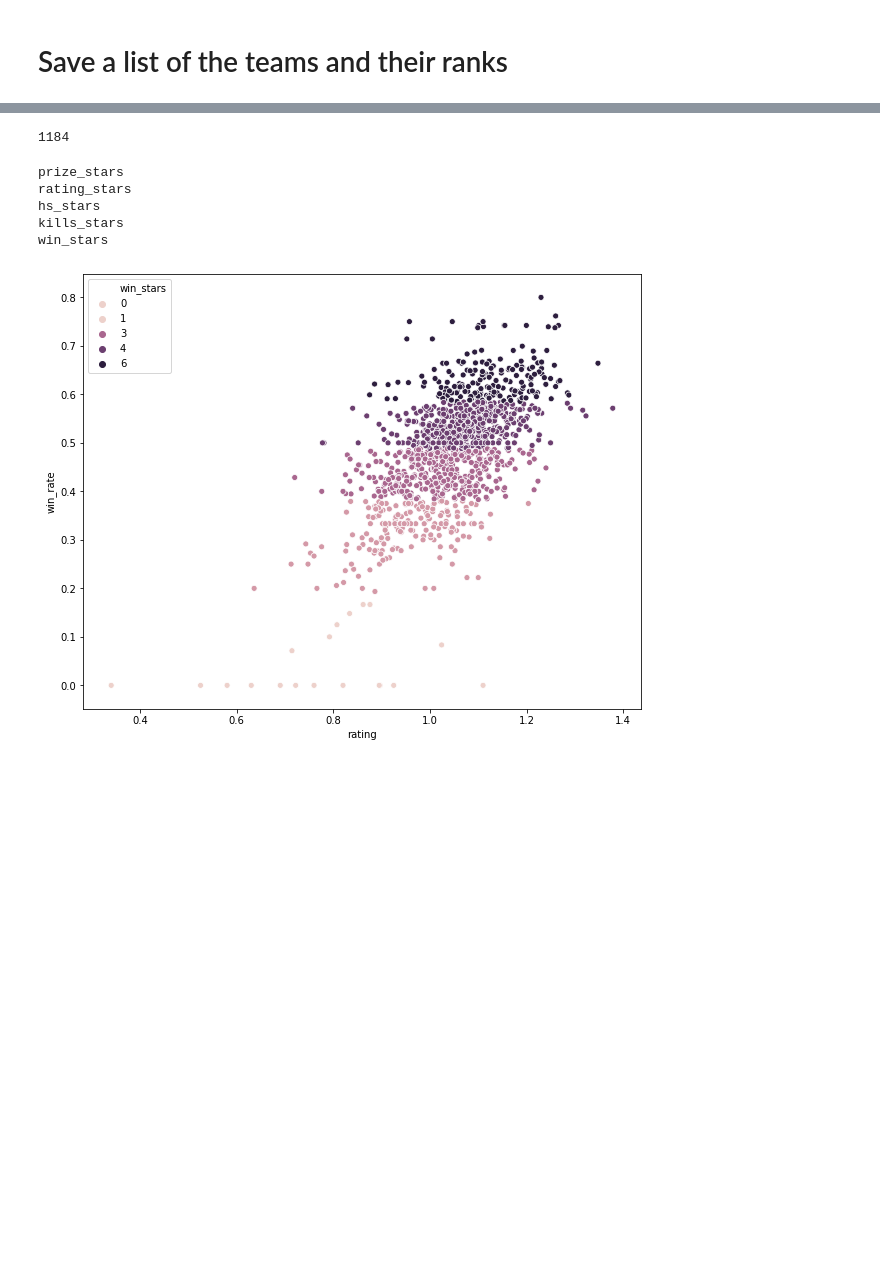
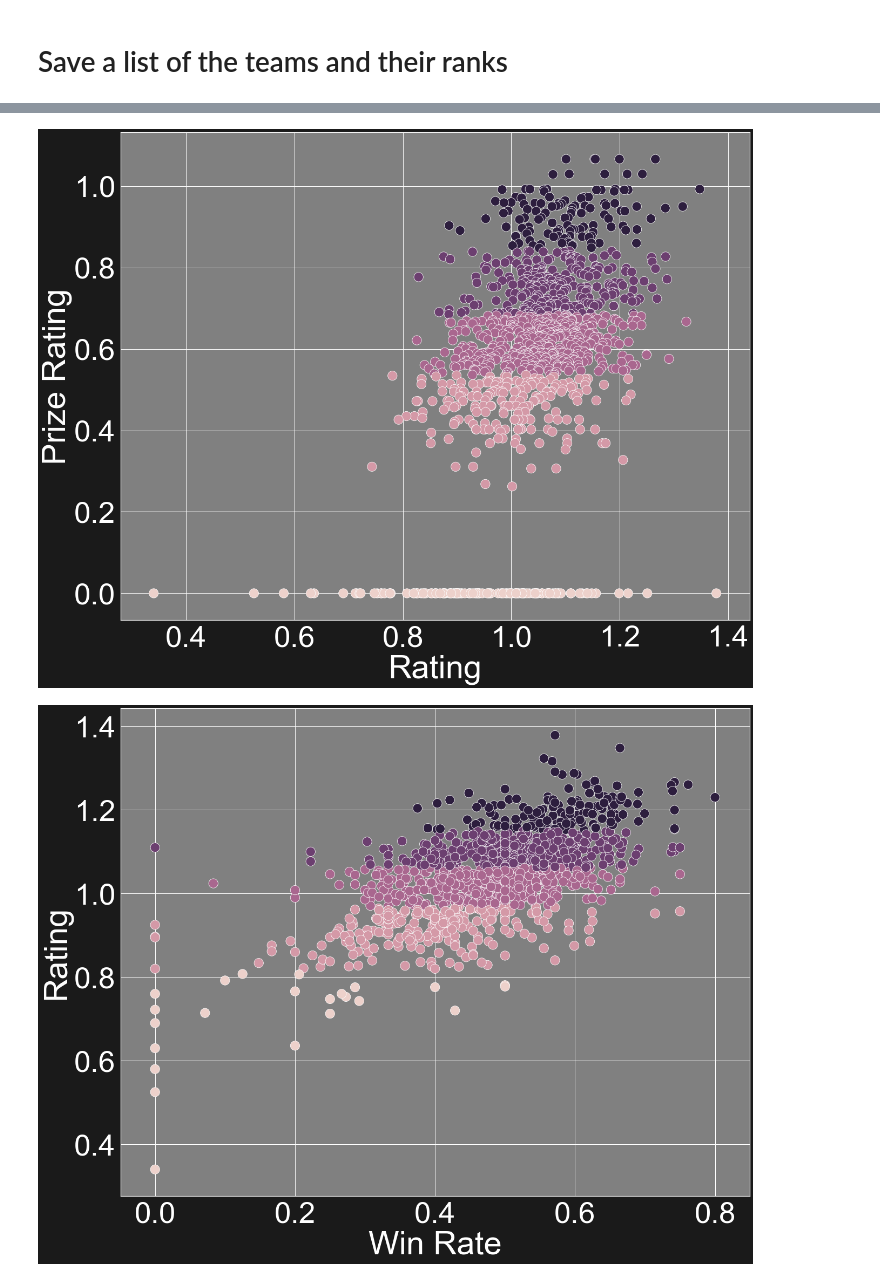
Before and after one commit to emmanuel-garza/insight-csgo, a Jupyter notebook: web_app_data.ipynb, the cells around one changed output, grey strips where cells are left out. Cells and saved outputs as stored; diff of their text form; code cells hidden in the pictures; blank space fills up the shorter version.

```diff
--- a/web_app_data.ipynb
+++ b/web_app_data.ipynb
@@ -281,57 +232,61 @@ df.head(n=50)
-# %%
-len(df)
-# %% [output]
-1184
 # %%
+import matplotlib as mpl
 from sklearn.cluster import KMeans
 
 df_with_stars = df.copy()
 
 n_clusters = 5
 
 # Add the star ratings for several metics
 metrics_vec = ['prize_rating', 'rating', 'hs_kills', 'kills_per_round', 'win_rate']
 stars_vec   = ['prize_stars', 'rating_stars', 'hs_stars', 'kills_stars', 'win_stars']
 
+legend_vec = ['Prize Rating','Rating','HS Kills', 'Kills per Round', 'Win Rate']
+
 for ind_met in range( 0, len(metrics_vec) ):
 
-    #X = pd.DataFrame.as_matrix(df_with_stars,columns=[metrics_vec[ind_met]])
     X = df_with_stars[[metrics_vec[ind_met]]].values
-    #X = pd.DataFrame.as_matrix(df_tmp,columns=['prize_rating'])
-    #X = df_tmp.values(columns=['rating','prize_money'])
-    #X = df_tmp.values(columns=['prize_rating'])
+
 
     kmeans = KMeans(n_clusters=n_clusters, random_state=0).fit(X)
-
-    #df_tmp.sort_values('rating',ascending=False)[:30]
-
-    #Z = df_tmp.index.values
-
-    #df_tmp['label'] = kmeans.labels_
 
     n = n_clusters
     order = np.argsort( kmeans.cluster_centers_[:,0] )[::-1][:n]
 
     prize_stars = kmeans.labels_
     for ind in range(0,n_clusters):
         prize_stars[kmeans.labels_==order[ind]] = -5+ind
 
-    print(stars_vec[ind_met])
     df_with_stars[stars_vec[ind_met]] = prize_stars*-1
 
+    sns.set_style("whitegrid")
+    sns.set(font_scale=5)
 
+    fig = plt.figure(figsize=(20,16))
 
-plt.figure(figsize=(10,8));
-sns.scatterplot(data=df_with_stars,x='rating',y='win_rate',hue='win_stars');
-#plt.figure(figsize=(10,8));
-#sns.scatterplot(data=df,x='rating',y='prize_money',hue=kmeans.labels_,size=kmeans.labels_);
+    mpl.rcParams.update({'text.color' : "white",
+                     'axes.labelcolor' : "white",
+                     'xtick.color' : "white",
+                     'ytick.color' : "white",
+                     'axes.facecolor':"gray"})
 
-filename = 'webapp_dict_player_feb9.sav'
-pickle.dump( df_with_stars, open(filename,'wb') )
+    if metrics_vec[ind_met] == 'rating':
+        ax = sns.scatterplot(data=df_with_stars,x='win_rate',y=metrics_vec[ind_met],hue=stars_vec[ind_met],s=300,legend=False)
+        plt.xlabel('Win Rate')
+
+    else:
+        ax = sns.scatterplot(data=df_with_stars,x='rating',y=metrics_vec[ind_met],hue=stars_vec[ind_met],s=300,legend=False)
+        plt.xlabel('Rating')
+
+    # plt.(legend_vec[ind_met]+' Stars')
+
+    plt.ylabel(legend_vec[ind_met])
+
+    ax.set_facecolor('gray')
+    fig.set_facecolor('k')
+    plt.tight_layout()
+
+    plt.savefig(stars_vec[ind_met]+'.png', transparent=True, bbox_inches="tight")
 # %% [output]
-prize_stars
-rating_stars
-hs_stars
-kills_stars
-win_stars
-[figure, old version]
+[figure, new version]
+[figure, added]
```
Also changed, not shown: parts of 20 cells of this notebook, 7 other files.
